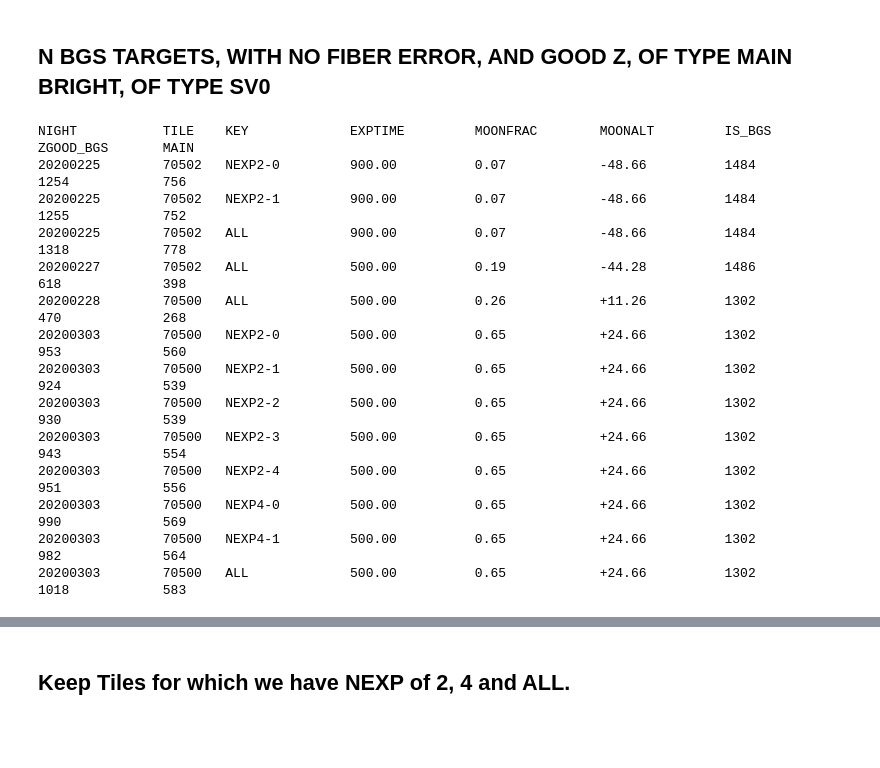
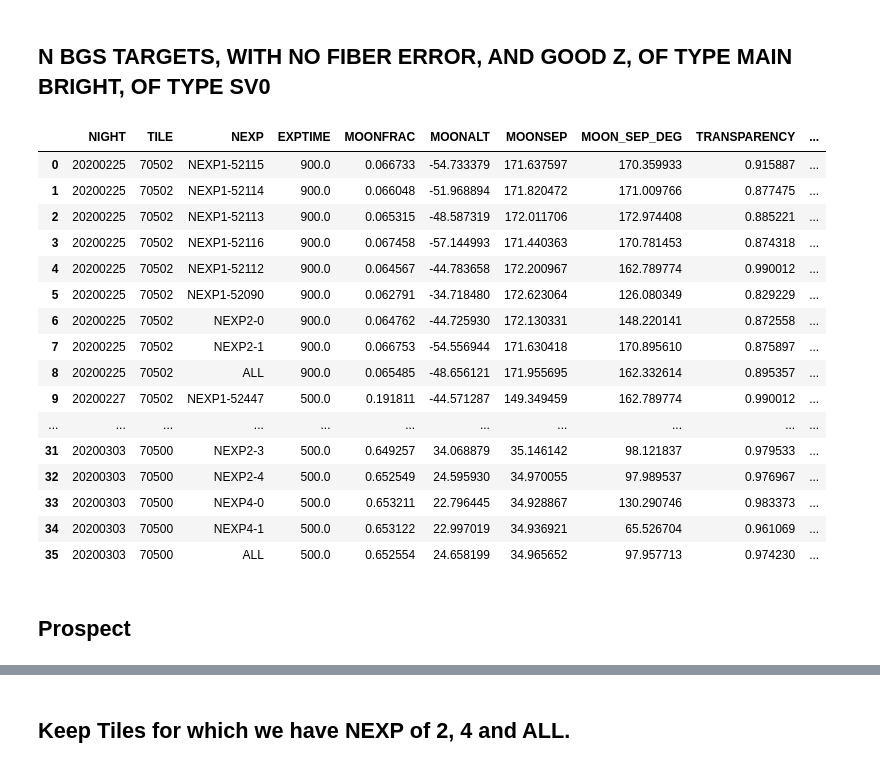
Before and after one commit to SgmAstro/MINISV, a Jupyter notebook: zs_split_coadds.ipynb, the cells around one changed output, grey strips where cells are left out. Cells and saved outputs as stored; diff of their text form; code cells hidden in the pictures; blank space fills up the shorter version.

```diff
--- a/zs_split_coadds.ipynb
+++ b/zs_split_coadds.ipynb
@@ -79,7 +82,7 @@ https://desi.lbl.gov/trac/wiki/TargetSelectionWG/miniSV2
 #  Summary
 # %%
 # /global/homes/m/mjwilson/BGS/MINISV/zhou
-root  = '/global/cscratch1/sd/mjwilson/BGS/MINISV/coadds/'
+root = '/global/cscratch1/sd/mjwilson/BGS/MINISV/coadds/v1/'
 # %% [markdown]
 ## Prep. redrock templates
 # %%
@@ -188,6 +240,10 @@ samples
  ('20200227', 70502),
  ('20200228', 70500),
  ('20200303', 70500)]
+# %%
+attributes = ['MOONALT', 'MOONRA', 'MOONDEC', 'MOONFRAC', 'MOONSEP', 'SUNALT',\
+              'SUNRA', 'SUNDEC', 'SUNSEP', 'SKY_MAG_AB', 'AIRMASS', 'EXPTIME',\
+              'FIBER_FRACFLUX', 'MOON_SEP_DEG', 'TRANSPARENCY', 'FWHM_ASEC']
 # %% [markdown]
 ##  GET COORDINATES FILE FOR FIBER REACH ERRORS
 https://desi.lbl.gov/trac/wiki/FPS/PositionerFlags
@@ -276,7 +291,10 @@ np.count_nonzero(isgood), len(tids)
 # DATASUM = '966772586'          / data unit checksum updated 2020-02-26T06:51:09
 # %%
 utiles                     = np.unique(tiles)
-upetals                    = np.unique(petals)
+
+# np.unique(petals)
+upetals                    = np.array([0,3,6,7,9])
+
 unights                    = np.unique(nights)
 # %%
 fpath                      = root + '/NEXP1/{}/{}/coadd-{}-6-{:08d}.fits'.format(70500, '20200303', '20200303', 52933)
@@ -473,8 +559,6 @@ for i, (night, tile) in enumerate(samples):
 # %% [markdown]
 ##  N BGS TARGETS, WITH NO FIBER ERROR, AND GOOD Z, OF TYPE MAIN BRIGHT, OF TYPE SV0
 # %%
-print('\n\nNIGHT\t\tTILE\tKEY\t\tEXPTIME\t\tMOONFRAC\tMOONALT\t\tIS_BGS\t\tZGOOD_BGS\tMAIN')
-
 for i, (night, tile) in enumerate(samples):
   keys = results[tile][night].keys()
 
@@ -494,36 +578,49 @@ for i, (night, tile) in enumerate(samples):
     IS_GOOD_BGS    = IS_GOOD_BGS.astype(bool)
 
     IS_ZGOOD_BGS   = IS_GOOD_BGS  & (results[tile][night][key]['zbests']['ZWARN'] == 0) & (results[tile][night][key]['zbests']['SPECTYPE'] == b'GALAXY')
-    IS_ZGOOD_BGS   = IS_ZGOOD_BGS & (results[tile][night][key]['zbests']['ZERR']   < 0.0005 * (1. + results[tile][night][key]['zbests']['Z']))
+    IS_ZGOOD_BGS   = IS_ZGOOD_BGS & (results[tile][night][key]['zbests']['ZERR'] < 0.0005 * (1. + results[tile][night][key]['zbests']['Z']))
 
     IS_MSV_BRIGHT  = IS_MSV_BRIGHT[IS_ZGOOD_BGS]
     IS_SV0         =        IS_SV0[IS_ZGOOD_BGS]
 
-    # results[tile][night][key]['NEXP'];
-    print('{}\t{}\t{}\t\t{:.2f}\t\t{:.2f}\t\t{:+.2f}\t\t{}\t\t{}\t\t{}\t'.format(night,\
-                                                                        tile,\
-                                                                        key,\
-                                                                        results[tile][night][key]['EXPTIME'],\
-                                                                        results[tile][night][key]['MOONFRAC'],\
-                                                                        results[tile][night][key]['MOONALT'],\
-                                                                        np.count_nonzero(IS_BGS),\
-                                                                        np.count_nonzero(IS_ZGOOD_BGS),\
-                                                                        np.count_nonzero(IS_MSV_BRIGHT)))
+    toprint['NIGHT'].append(night)
+    toprint['TILE'].append(tile)
+    toprint['NEXP'].append(key.ljust(8))
+
+    for x in print_cols:
+      toprint[x].append(results[tile][night][key][x])
+
+    toprint['IS_BGS'].append(np.count_nonzero(IS_BGS))
+    toprint['IS_ZGOOD_BGS'].append(np.count_nonzero(IS_ZGOOD_BGS))
+    toprint['IS_ZGOOD_BGS_%'].append(100. * np.count_nonzero(IS_ZGOOD_BGS) / np.count_nonzero(IS_BGS))
+    toprint['MAIN'].append(np.count_nonzero(IS_MSV_BRIGHT))
 
     results[tile][night][key]['IS_BGS']       = IS_BGS
     results[tile][night][key]['IS_ZGOOD_BGS'] = IS_ZGOOD_BGS
+
+# print('NOTE:  uncorrected fiber reach errors.\n\n')
-# %% [output]
-NIGHT           TILE    KEY             EXPTIME         MOONFRAC        MOONALT         IS_BGS          ZGOOD_BGS       MAIN
-20200225        70502   NEXP2-0         900.00          0.07            -48.66          1484            1254            756
-20200225        70502   NEXP2-1         900.00          0.07            -48.66          1484            1255            752
-20200225        70502   ALL             900.00          0.07            -48.66          1484            1318            778
-20200227        70502   ALL             500.00          0.19            -44.28          1486            618             398
-20200228        70500   ALL             500.00          0.26            +11.26          1302            470             268
-20200303        70500   NEXP2-0         500.00          0.65            +24.66          1302            953             560
-20200303        70500   NEXP2-1         500.00          0.65            +24.66          1302            924             539
-20200303        70500   NEXP2-2         500.00          0.65            +24.66          1302            930             539
-20200303        70500   NEXP2-3         500.00          0.65            +24.66          1302            943             554
-20200303        70500   NEXP2-4         500.00          0.65            +24.66          1302            951             556
-20200303        70500   NEXP4-0         500.00          0.65            +24.66          1302            990             569
-20200303        70500   NEXP4-1         500.00          0.65            +24.66          1302            982             564
-20200303        70500   ALL             500.00          0.65            +24.66          1302            1018            583
+# %%
+_ = pd.DataFrame()
+
+for x in toprint.keys():
+    _[x] = np.array(toprint[x])
+
+_
+# %% [output]
+|  | NIGHT | TILE | NEXP | EXPTIME | MOONFRAC | MOONALT | MOONSEP | MOON_SEP_DEG | TRANSPARENCY | ... |
+| 0 | 20200225 | 70502 | NEXP1-52115 | 900.0 | 0.066733 | -54.733379 | 171.637597 | 170.359933 | 0.915887 | ... |
+| 1 | 20200225 | 70502 | NEXP1-52114 | 900.0 | 0.066048 | -51.968894 | 171.820472 | 171.009766 | 0.877475 | ... |
+| 2 | 20200225 | 70502 | NEXP1-52113 | 900.0 | 0.065315 | -48.587319 | 172.011706 | 172.974408 | 0.885221 | ... |
+| 3 | 20200225 | 70502 | NEXP1-52116 | 900.0 | 0.067458 | -57.144993 | 171.440363 | 170.781453 | 0.874318 | ... |
+| 4 | 20200225 | 70502 | NEXP1-52112 | 900.0 | 0.064567 | -44.783658 | 172.200967 | 162.789774 | 0.990012 | ... |
+| 5 | 20200225 | 70502 | NEXP1-52090 | 900.0 | 0.062791 | -34.718480 | 172.623064 | 126.080349 | 0.829229 | ... |
+| 6 | 20200225 | 70502 | NEXP2-0 | 900.0 | 0.064762 | -44.725930 | 172.130331 | 148.220141 | 0.872558 | ... |
+| 7 | 20200225 | 70502 | NEXP2-1 | 900.0 | 0.066753 | -54.556944 | 171.630418 | 170.895610 | 0.875897 | ... |
+| 8 | 20200225 | 70502 | ALL | 900.0 | 0.065485 | -48.656121 | 171.955695 | 162.332614 | 0.895357 | ... |
+| 9 | 20200227 | 70502 | NEXP1-52447 | 500.0 | 0.191811 | -44.571287 | 149.349459 | 162.789774 | 0.990012 | ... |
+| ... | ... | ... | ... | ... | ... | ... | ... | ... | ... | ... |
+| 31 | 20200303 | 70500 | NEXP2-3 | 500.0 | 0.649257 | 34.068879 | 35.146142 | 98.121837 | 0.979533 | ... |
+| 32 | 20200303 | 70500 | NEXP2-4 | 500.0 | 0.652549 | 24.595930 | 34.970055 | 97.989537 | 0.976967 | ... |
+| 33 | 20200303 | 70500 | NEXP4-0 | 500.0 | 0.653211 | 22.796445 | 34.928867 | 130.290746 | 0.983373 | ... |
+| 34 | 20200303 | 70500 | NEXP4-1 | 500.0 | 0.653122 | 22.997019 | 34.936921 | 65.526704 | 0.961069 | ... |
+| 35 | 20200303 | 70500 | ALL | 500.0 | 0.652554 | 24.658199 | 34.965652 | 97.957713 | 0.974230 | ... |
@@ -529,0 +630,2 @@ NIGHT           TILE    KEY             EXPTIME         MOONFRAC        MOONALT
+# %% [markdown]
+##  Prospect
```
Also changed, not shown: parts of 60 cells of this notebook, 6 other files.
